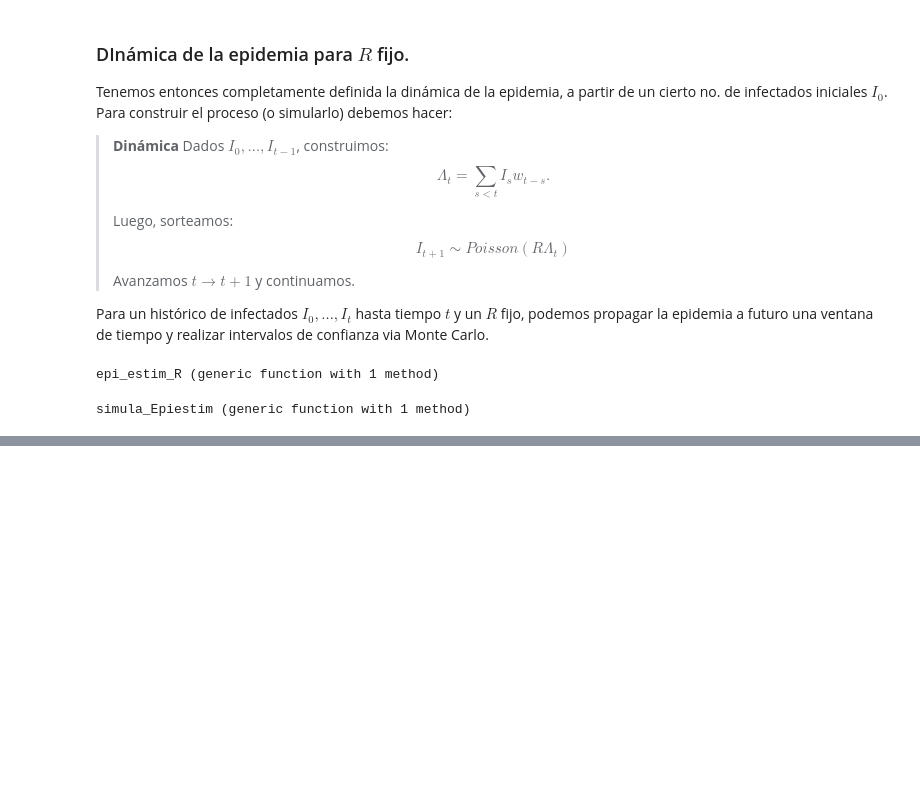
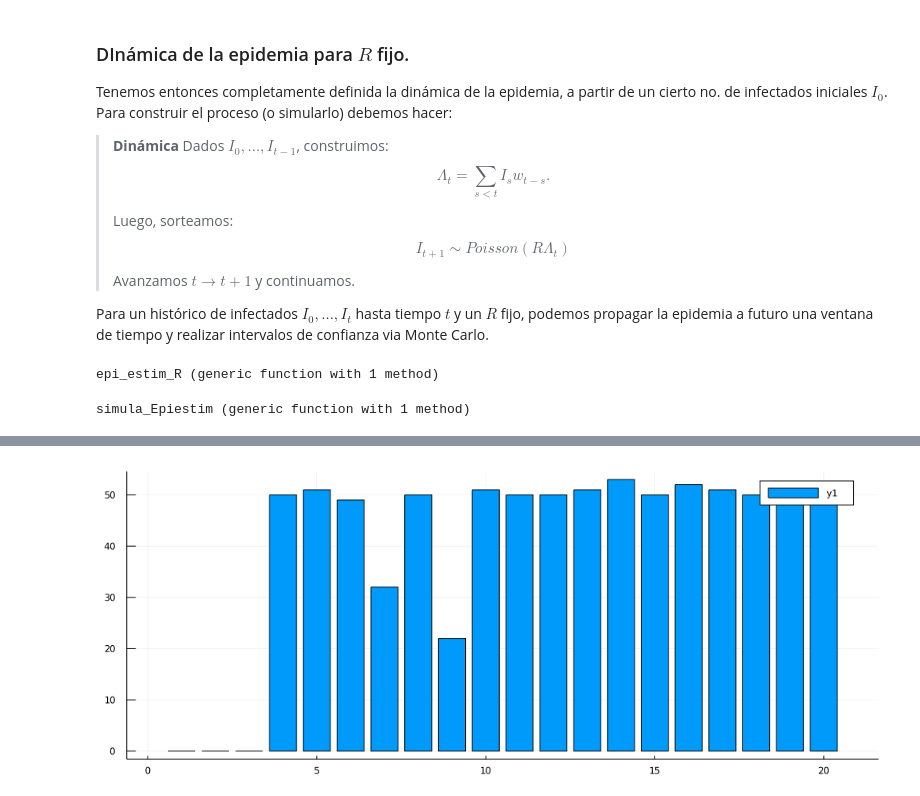
Before and after one commit to aferragu/modelo_epiestim_grafos, a Jupyter notebook: Modelo grafos Epiestim.ipynb, the cells around one changed output, grey strips where cells are left out. Saved outputs shown, nothing was run; the diff lists cells and outputs as text; code cells hidden in the pictures; blank space fills up the shorter version.

```diff
--- a/Modelo grafos Epiestim.ipynb
+++ b/Modelo grafos Epiestim.ipynb
@@ -257,3 +268,7 @@ bar(T,Incidence)
+# %%
+bar(T[2:end],diff(Q))
+# %% [output]
+[figure, added]
 # %%
 R,Rl,RU,a,b,Lambda = epi_estim_R(Incidence)
 plot(T,R, ylim=(0,4))
```
Also changed, not shown: parts of 8 cells of this notebook, 2 other files.
